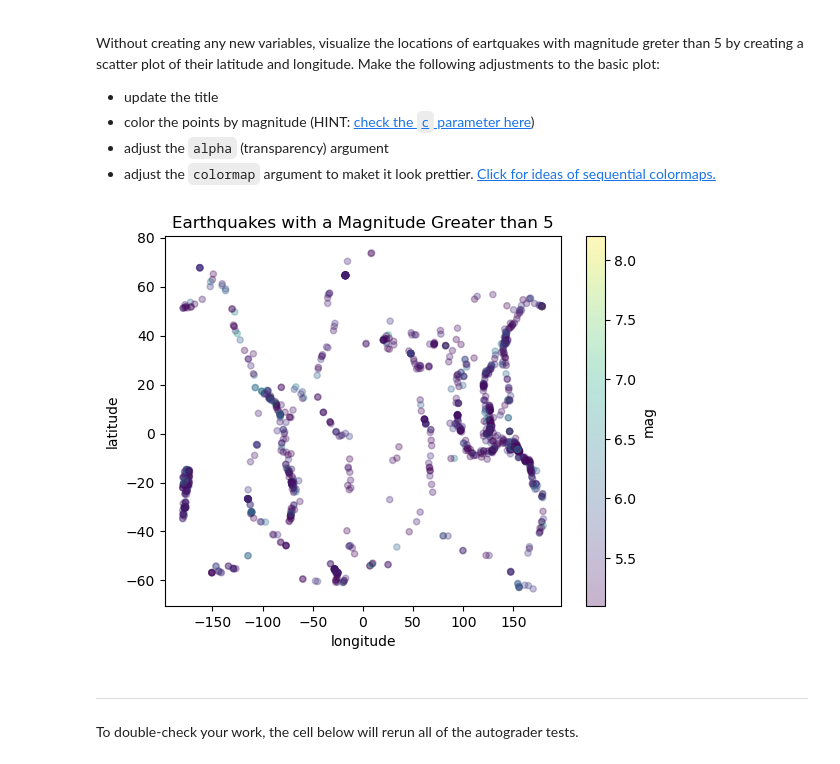
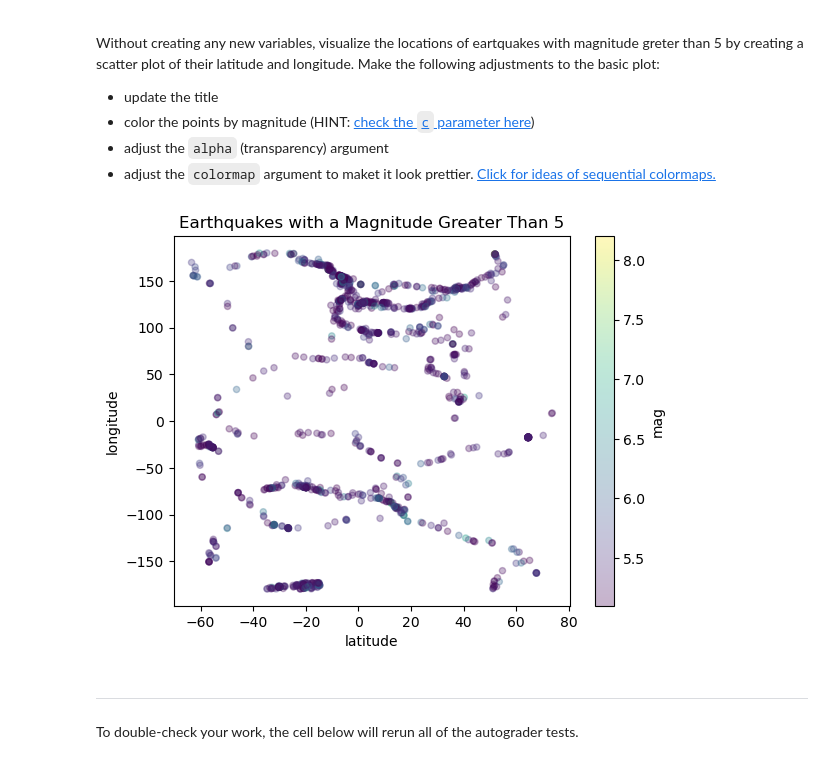
Before and after one commit to ethan-mathews24/eds220-hwk1, a Jupyter notebook: task3/hwk1-task3-earthquakes.ipynb, the cells around one changed output. Drawn from its saved outputs; the diff is of its cells as text; code cells hidden in the pictures.

```diff
--- a/task3/hwk1-task3-earthquakes.ipynb
+++ b/task3/hwk1-task3-earthquakes.ipynb
@@ -318,19 +310,16 @@ Without creating any new variables, visualize the locations of eartquakes with m
 - adjust the `alpha` (transparency) argument
 - adjust the `colormap` argument to maket it look prettier. [Click for ideas of sequential colormaps.](https://matplotlib.org/stable/users/explain/colors/colormaps.html)
 # %%
-# Geographically plotting Earthquakes with magnitude greater than 5
+# Geographically plotting earthquakes with magnitude greater than 5
 eqk[eqk['mag'] > 5].plot.scatter(
-    x = 'longitude',                                        # Add x-axis title
-    y = 'latitude',                                         # Add y-axis title
+    x = 'latitude',                                         # Add x-axis title
+    y = 'longitude',                                        # Add y-axis title
     c = 'mag',                                              # Color points by magnitude
     alpha = 0.3,                                            # Make points more transparent
     colormap = 'viridis',                                   # Use sequential color map
-    title = "Earthquakes with a Magnitude Greater than 5")  # Adding a representative title
-
-# Display the plot
-plt.show()
+    title = "Earthquakes with a Magnitude Greater Than 5"); # Adding a representative title
 # %% [output]
-[figure, old version]
+[figure, new version]
 # %% [markdown]
 ---
 
```
Also changed, not shown: parts of 8 cells of this notebook, 1 other file.
